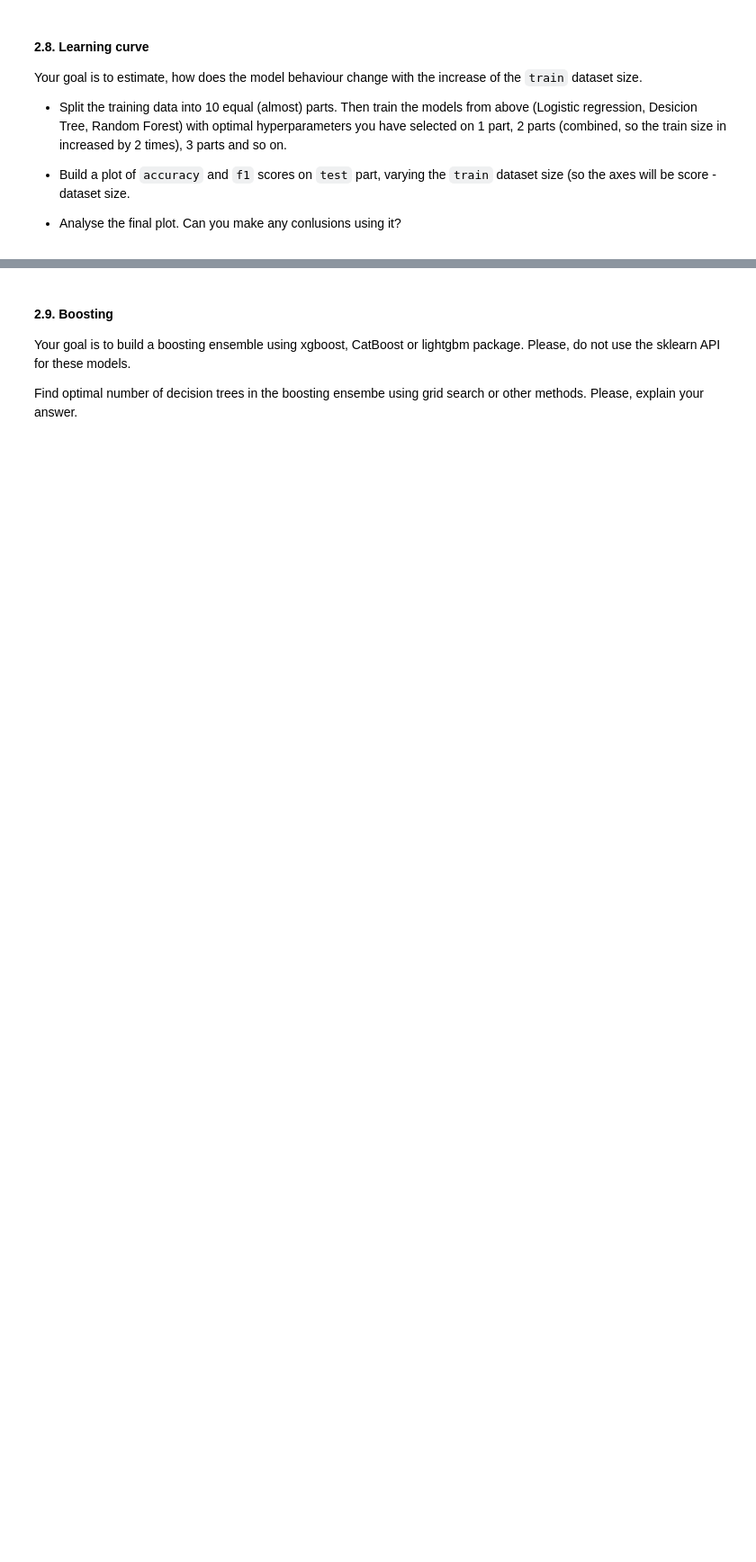
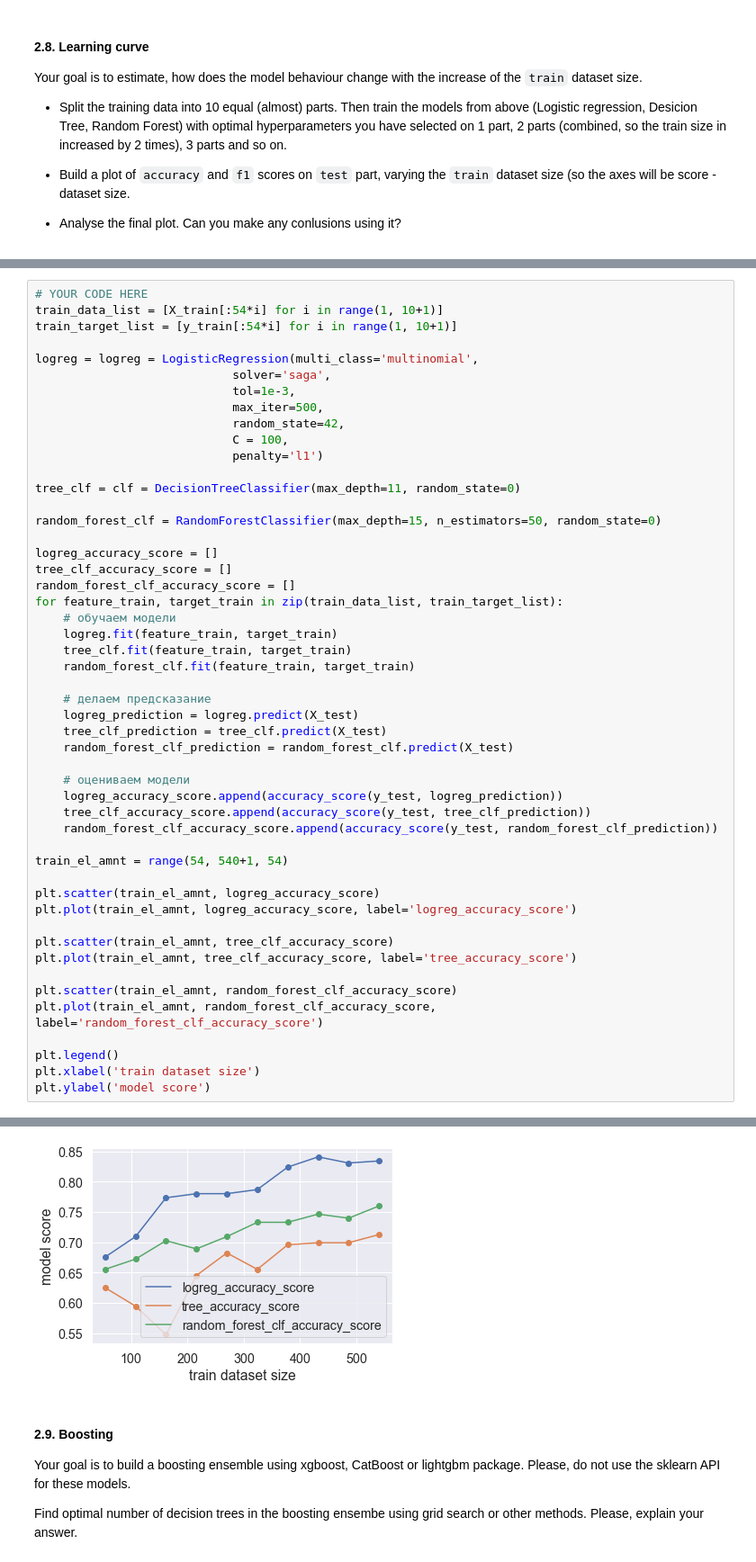
Before and after one commit to pavel-collab/ml-course-home-tasks, a Jupyter notebook: homeworks/lab01_ml_pipeline/lab01_part2_ml_pipeline.ipynb, the cells around one changed output, grey strips where cells are left out. Shown: that part at 90% size. Saved outputs shown, nothing was run; the diff lists cells and outputs as text; blank space fills up the shorter version.

```diff
--- a/homeworks/lab01_ml_pipeline/lab01_part2_ml_pipeline.ipynb
+++ b/homeworks/lab01_ml_pipeline/lab01_part2_ml_pipeline.ipynb
@@ -665,0 +673,51 @@ Your goal is to estimate, how does the model behaviour change with the increase
+# %%
+# YOUR CODE HERE
+train_data_list = [X_train[:54*i] for i in range(1, 10+1)]
+train_target_list = [y_train[:54*i] for i in range(1, 10+1)]
+
+logreg = logreg = LogisticRegression(multi_class='multinomial',
+                            solver='saga',
+                            tol=1e-3,
+                            max_iter=500,
+                            random_state=42,
+                            C = 100,
+                            penalty='l1')
+
+tree_clf = clf = DecisionTreeClassifier(max_depth=11, random_state=0)
+
+random_forest_clf = RandomForestClassifier(max_depth=15, n_estimators=50, random_state=0)
+
+logreg_accuracy_score = []
+tree_clf_accuracy_score = []
+random_forest_clf_accuracy_score = []
+for feature_train, target_train in zip(train_data_list, train_target_list):
+    # обучаем модели
+    logreg.fit(feature_train, target_train)
+    tree_clf.fit(feature_train, target_train)
+    random_forest_clf.fit(feature_train, target_train)
+
+    # делаем предсказание
+    logreg_prediction = logreg.predict(X_test)
+    tree_clf_prediction = tree_clf.predict(X_test)
+    random_forest_clf_prediction = random_forest_clf.predict(X_test)
+
+    # оцениваем модели
+    logreg_accuracy_score.append(accuracy_score(y_test, logreg_prediction))
+    tree_clf_accuracy_score.append(accuracy_score(y_test, tree_clf_prediction))
+    random_forest_clf_accuracy_score.append(accuracy_score(y_test, random_forest_clf_prediction))
+
+train_el_amnt = range(54, 540+1, 54)
+
+plt.scatter(train_el_amnt, logreg_accuracy_score)
+plt.plot(train_el_amnt, logreg_accuracy_score, label='logreg_accuracy_score')
+
+plt.scatter(train_el_amnt, tree_clf_accuracy_score)
+plt.plot(train_el_amnt, tree_clf_accuracy_score, label='tree_accuracy_score')
+
+plt.scatter(train_el_amnt, random_forest_clf_accuracy_score)
+plt.plot(train_el_amnt, random_forest_clf_accuracy_score, label='random_forest_clf_accuracy_score')
+
+plt.legend()
+plt.xlabel('train dataset size')
+plt.ylabel('model score')
+# %% [output]
@@ -666,3 +725,4 @@ Your goal is to estimate, how does the model behaviour change with the increase
+[figure, added]
 # %% [markdown]
 #### 2.9. Boosting
 Your goal is to build a boosting ensemble using xgboost, CatBoost or lightgbm package.
```
Also changed, not shown: parts of 7 cells of this notebook, 1 other file.
